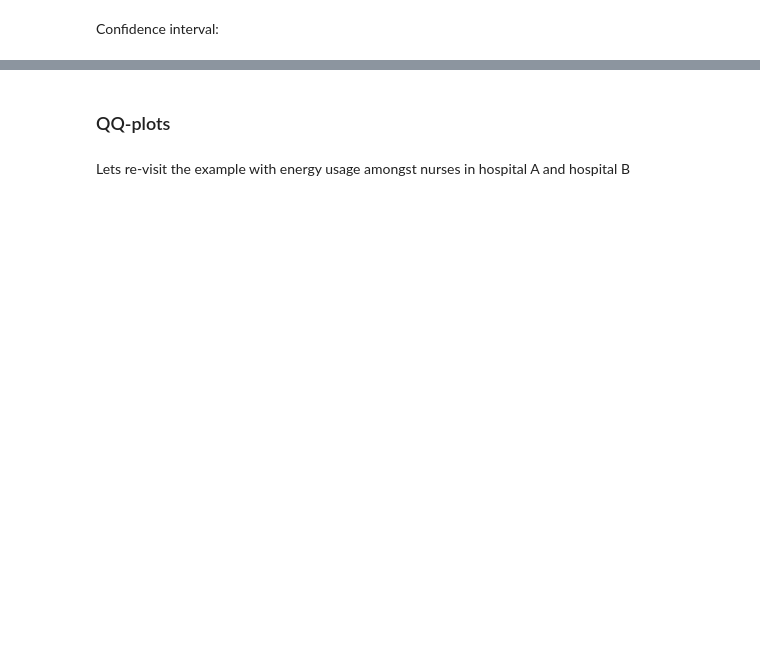
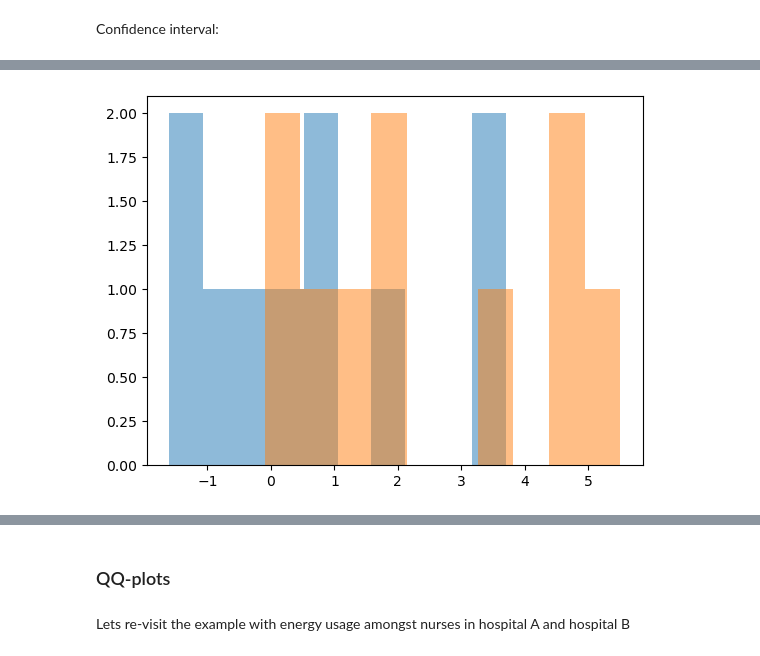
Before and after one commit to Visnuk2507/Statistics-course, a Jupyter notebook: Analysis of two samples/Week6_python.ipynb, the cells around one changed output, grey strips where cells are left out. Cells and saved outputs as stored; diff of their text form; code cells hidden in the pictures; blank space fills up the shorter version.

```diff
--- a/Analysis of two samples/Week6_python.ipynb
+++ b/Analysis of two samples/Week6_python.ipynb
@@ -140,8 +264,10 @@ The confidence interval does not include the value 0.
 # %%
-x1 = np.array([.7,-1.6,-.2,-1.2,-1,3.4,3.7,.8,0,2])
-x2 = np.array([1.9,.8,1.1,.1,-.1,4.4,5.5,1.6,4.6,3.4])
+A = np.array([.7,-1.6,-.2,-1.2,-1,3.4,3.7,.8,0,2])
+B = np.array([1.9,.8,1.1,.1,-.1,4.4,5.5,1.6,4.6,3.4])
 # %%
-plt.hist(x1, alpha=0.5)
-plt.hist(x2, alpha=0.5)
+plt.hist(A, alpha=0.5)
+plt.hist(B, alpha=0.5)
 plt.show()
+# %% [output]
+[figure, added]
 # %%
```
Also changed, not shown: parts of 67 cells of this notebook, 2 other files.
